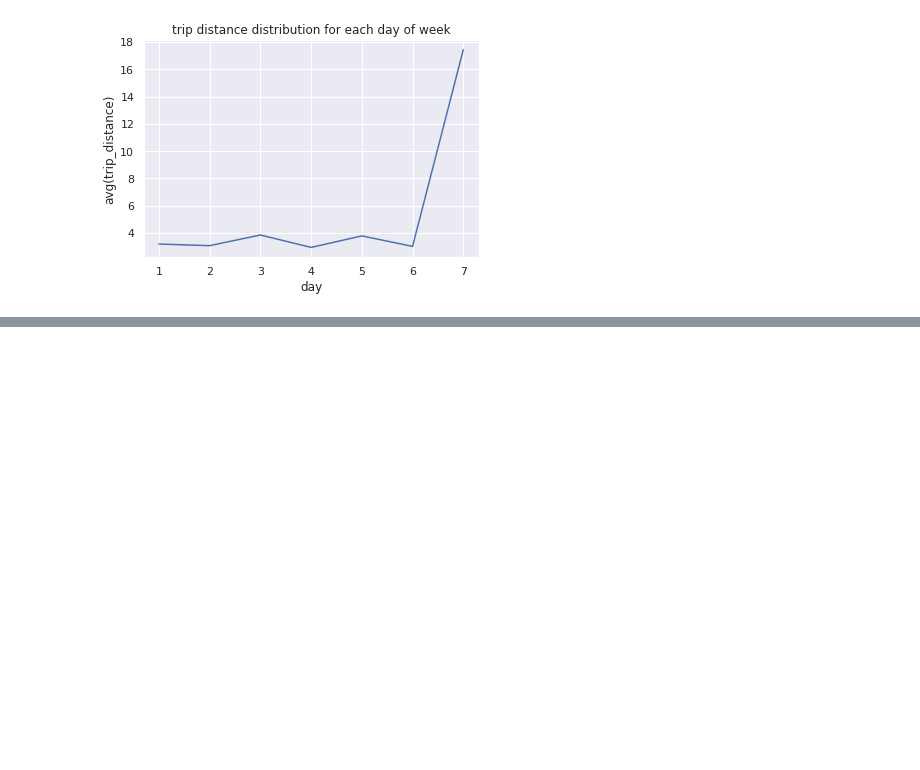
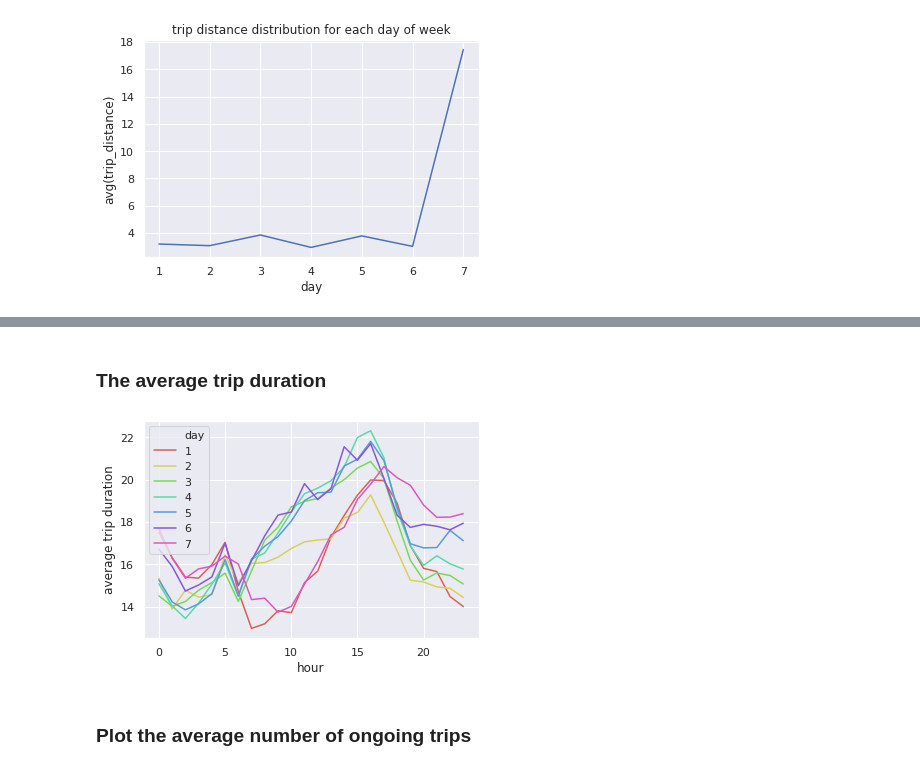
Before and after one commit to gtordjma/huynh_tordjman, a Jupyter notebook: Devoir_3/homework03.ipynb, the cells around one changed output, grey strips where cells are left out. Drawn from its saved outputs; the diff is of its cells as text; code cells hidden in the pictures; blank space fills up the shorter version.

```diff
--- a/Devoir_3/homework03.ipynb
+++ b/Devoir_3/homework03.ipynb
@@ -537,0 +788,17 @@ We let you look and find relevant tools to do this.
+# %% [markdown]
+### The average trip duration
+# %%
+pd_data_by_day_hour = new_df.groupBy("day","hour").agg({'trip_duration':'avg'}).toPandas()
+palette = sns.color_palette("hls", 7)
+
+fig = sns.lineplot(x='hour',
+             y='avg(trip_duration)',
+             hue='day',
+            palette=palette,
+             data=pd_data_by_day_hour)
+
+ax = plt.ylabel("average trip duration")
+# %% [output]
+[figure, added]
+# %% [markdown]
+### Plot the average number of ongoing trips
```
Also changed, not shown: parts of 80 cells of this notebook.
